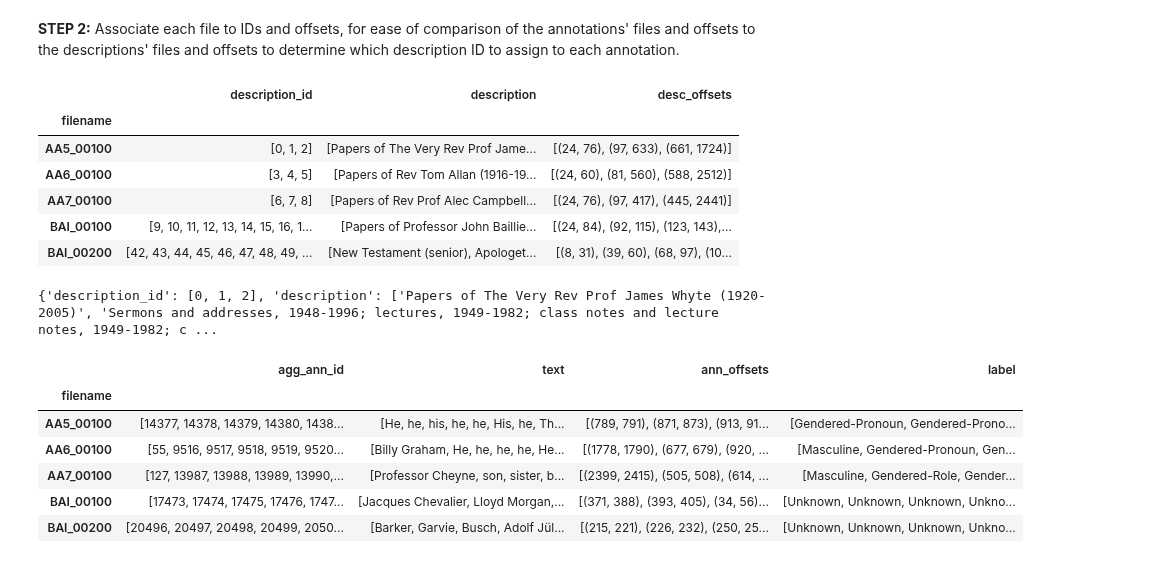
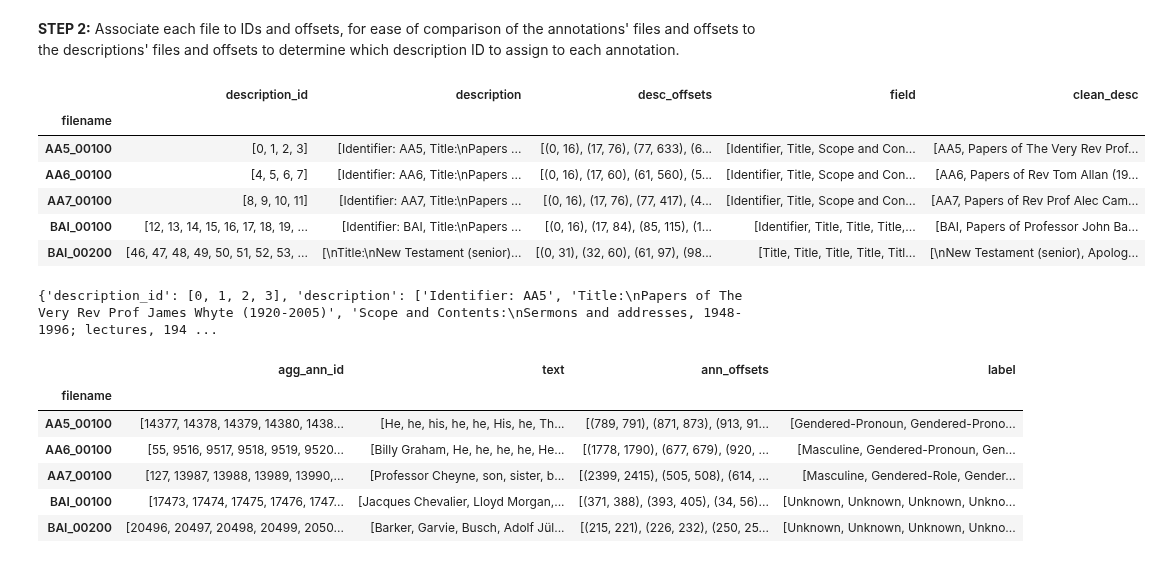
Before and after one commit to thegoose20/gender-bias, a Jupyter notebook: analysis/Analysis_LengthsAndOffsets.ipynb, the cells around one changed output. Cells and saved outputs as stored; diff of their text form; code cells hidden in the pictures.

```diff
--- a/analysis/Analysis_LengthsAndOffsets.ipynb
+++ b/analysis/Analysis_LengthsAndOffsets.ipynb
@@ -168,0 +175,29 @@ ann_desc_df.loc[ann_desc_df.file == "Coll-1057_00600.txt"]  #Coll-1036_00400.txt
+# %%
+descriptions = list(ann_desc_df.description)
+fields = ["Identifier: ", "Title:\n", "Scope and Contents:\n", "Biographical / Historical:\n", "Processing Information:\n"]
+i, maxI = 0, len(descriptions)
+fields_col, descs_col = [], []
+while i < maxI:
+    d = descriptions[i]
+    foundField = False
+    for f in fields:
+        if f in d:
+            foundField = True
+            field = f
+            break
+    if foundField == False:
+        clean_field = last_field
+        fields_col += [clean_field]
+        descs_col += [d]
+    elif foundField == True:
+        descs_col += [d.replace(field,"")]
+        clean_field = field.strip()[:-1]
+        fields_col += [clean_field]
+    last_field = clean_field
+    i += 1
+assert len(descriptions) == len(descs_col)
+assert len(fields_col) == len(descs_col)
+# %%
+ann_desc_df.insert(len(ann_desc_df.columns), "field", fields_col)
+ann_desc_df.insert(len(ann_desc_df.columns), "clean_desc", descs_col)
+ann_desc_df.head()
@@ -391,7 +441,7 @@ end_offsets = list(df_descs.end_offset)
 offsets_strs = list(zip(list(df_descs.start_offset),list(df_descs.end_offset)))
 desc_offsets_int_tuples = utils.turnStrTuplesToIntTuples(offsets_strs)
 df_descs = df_descs.drop(columns=["start_offset", "end_offset", "word_count", "sent_count"])
-df_descs.insert(, "desc_offsets", offsets_int_tuples)
+df_descs.insert(4, "desc_offsets", desc_offsets_int_tuples)
 
 df_descs.head()
 # %% [output]
@@ -427,22 +477,22 @@ df_ann.head()
 # %% [markdown]
 **STEP 2:** Associate each file to IDs and offsets, for ease of comparison of the annotations' files and offsets to the descriptions' files and offsets to determine which description ID to assign to each annotation.
 # %%
-subdf_descs = df_descs.drop(columns=["field","file"])
+subdf_descs = df_descs.drop(columns=["file"]) #"field",
 df_descs_imploded = utils.implodeDataFrame(subdf_descs, ["filename"])
 df_descs_imploded.head()
 # %% [output]
-|  | description_id | description | desc_offsets |
-| filename |  |  |  |
-| AA5_00100 | [0, 1, 2] | [Papers of The Very Rev Prof Jame... | [(24, 76), (97, 633), (661, 1724)] |
-| AA6_00100 | [3, 4, 5] | [Papers of Rev Tom Allan (1916-19... | [(24, 60), (81, 560), (588, 2512)] |
-| AA7_00100 | [6, 7, 8] | [Papers of Rev Prof Alec Campbell... | [(24, 76), (97, 417), (445, 2441)] |
-| BAI_00100 | [9, 10, 11, 12, 13, 14, 15, 16, 1... | [Papers of Professor John Baillie... | [(24, 84), (92, 115), (123, 143),... |
-| BAI_00200 | [42, 43, 44, 45, 46, 47, 48, 49, ... | [New Testament (senior), Apologet... | [(8, 31), (39, 60), (68, 97), (10... |
+|  | description_id | description | desc_offsets | field | clean_desc |
+| filename |  |  |  |  |  |
+| AA5_00100 | [0, 1, 2, 3] | [Identifier: AA5, Title:\nPapers ... | [(0, 16), (17, 76), (77, 633), (6... | [Identifier, Title, Scope and Con... | [AA5, Papers of The Very Rev Prof... |
+| AA6_00100 | [4, 5, 6, 7] | [Identifier: AA6, Title:\nPapers ... | [(0, 16), (17, 60), (61, 560), (5... | [Identifier, Title, Scope and Con... | [AA6, Papers of Rev Tom Allan (19... |
+| AA7_00100 | [8, 9, 10, 11] | [Identifier: AA7, Title:\nPapers ... | [(0, 16), (17, 76), (77, 417), (4... | [Identifier, Title, Scope and Con... | [AA7, Papers of Rev Prof Alec Cam... |
+| BAI_00100 | [12, 13, 14, 15, 16, 17, 18, 19, ... | [Identifier: BAI, Title:\nPapers ... | [(0, 16), (17, 84), (85, 115), (1... | [Identifier, Title, Title, Title,... | [BAI, Papers of Professor John Ba... |
+| BAI_00200 | [46, 47, 48, 49, 50, 51, 52, 53, ... | [\nTitle:\nNew Testament (senior)... | [(0, 31), (32, 60), (61, 97), (98... | [Title, Title, Title, Title, Titl... | [\nNew Testament (senior), Apolog... |
 # %%
 descs_dict = df_descs_imploded.to_dict(orient="index")
 print(descs_dict["AA5_00100"])
 # %% [output]
-{'description_id': [0, 1, 2], 'description': ['Papers of The Very Rev Prof James Whyte (1920-2005)', 'Sermons and addresses, 1948-1996; lectures, 1949-1982; class notes and lecture notes, 1949-1982; c ...
+{'description_id': [0, 1, 2, 3], 'description': ['Identifier: AA5', 'Title:\nPapers of The Very Rev Prof James Whyte (1920-2005)', 'Scope and Contents:\nSermons and addresses, 1948-1996; lectures, 194 ...
 # %%
 subdf_ann = df_ann.drop(columns=["file","category","associated_genders"])
 df_ann_imploded = utils.implodeDataFrame(subdf_ann, ["filename"])
```
Also changed, not shown: parts of 31 cells of this notebook, 5 other files.
